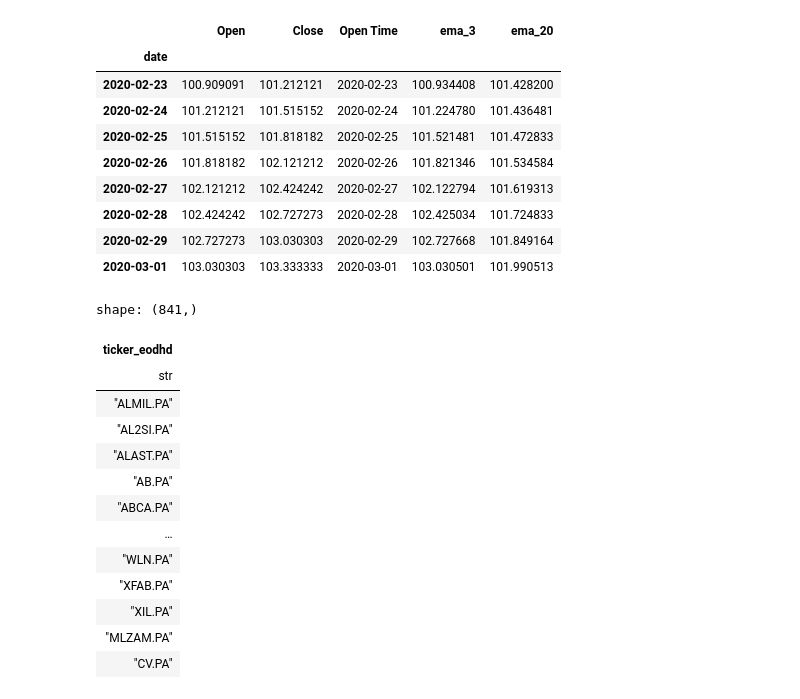
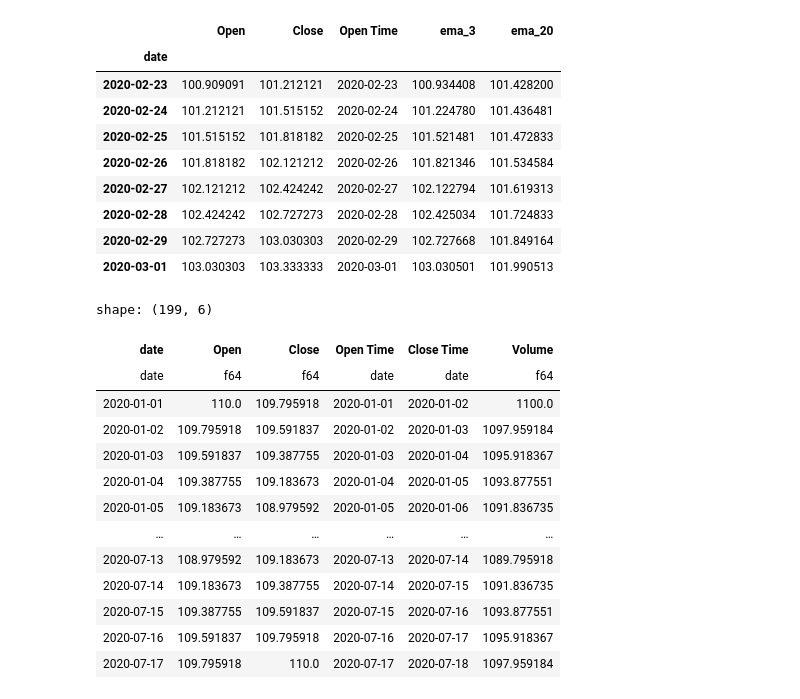
Before and after one commit to Romathonat/MTAL, a Jupyter notebook: notebooks/tests.ipynb, the cells around one changed output. Saved outputs shown, nothing was run; the diff lists cells and outputs as text; code cells hidden in the pictures.

```diff
--- a/notebooks/tests.ipynb
+++ b/notebooks/tests.ipynb
@@ -68,23 +80,48 @@ display(df_plot)
 | 2020-02-28 | 102.424242 | 102.727273 | 2020-02-28 | 102.425034 | 101.724833 |
 | 2020-02-29 | 102.727273 | 103.030303 | 2020-02-29 | 102.727668 | 101.849164 |
 | 2020-03-01 | 103.030303 | 103.333333 | 2020-03-01 | 103.030501 | 101.990513 |
-# %%
-from src.mtal.data_collect import get_stock_data, get_ticker_names
-
-tickers = get_ticker_names()
-get_stock_data(tickers[0])
-# %% [output]
-shape: (841,)
-| ticker_eodhd |
-| str |
-| "ALMIL.PA" |
-| "AL2SI.PA" |
-| "ALAST.PA" |
-| "AB.PA" |
-| "ABCA.PA" |
-| … |
-| "WLN.PA" |
-| "XFAB.PA" |
-| "XIL.PA" |
-| "MLZAM.PA" |
-| "CV.PA" |
+# %%
+from datetime import date
+import polars as pl
+import numpy as np
+
+dates = pl.date_range(
+    start=date(2020, 1, 1), end=date(2020, 7, 18), interval="1d", eager=True
+)
+prices = np.concatenate(
+    [
+        np.linspace(start=110, stop=100, num=50),  # Descend
+        np.linspace(start=100, stop=110, num=50),  # Remonte
+        np.linspace(start=110, stop=100, num=50),  # Descend
+        np.linspace(start=100, stop=110, num=50),  # Remonte
+    ]
+)
+
+# Create a Polars DataFrame
+df = pl.DataFrame({"date": dates, "Open": prices})
+
+df = df.with_columns(
+    pl.col("Open").shift(-1).alias("Close"),
+    pl.col("date").alias("Open Time"),
+    pl.col("date").shift(-1).alias("Close Time"),
+    (pl.col("Open") * 10).alias("Volume"),
+)
+
+# Drop the last row to match pandas behavior as the shifted 'Close' creates a None at the last position
+df = df.filter(pl.col("date") != df.select(pl.max("date")).to_series()[0])
+df
+# %% [output]
+shape: (199, 6)
+| date | Open | Close | Open Time | Close Time | Volume |
+| date | f64 | f64 | date | date | f64 |
+| 2020-01-01 | 110.0 | 109.795918 | 2020-01-01 | 2020-01-02 | 1100.0 |
+| 2020-01-02 | 109.795918 | 109.591837 | 2020-01-02 | 2020-01-03 | 1097.959184 |
+| 2020-01-03 | 109.591837 | 109.387755 | 2020-01-03 | 2020-01-04 | 1095.918367 |
+| 2020-01-04 | 109.387755 | 109.183673 | 2020-01-04 | 2020-01-05 | 1093.877551 |
+| 2020-01-05 | 109.183673 | 108.979592 | 2020-01-05 | 2020-01-06 | 1091.836735 |
+| … | … | … | … | … | … |
+| 2020-07-13 | 108.979592 | 109.183673 | 2020-07-13 | 2020-07-14 | 1089.795918 |
+| 2020-07-14 | 109.183673 | 109.387755 | 2020-07-14 | 2020-07-15 | 1091.836735 |
+| 2020-07-15 | 109.387755 | 109.591837 | 2020-07-15 | 2020-07-16 | 1093.877551 |
+| 2020-07-16 | 109.591837 | 109.795918 | 2020-07-16 | 2020-07-17 | 1095.918367 |
+| 2020-07-17 | 109.795918 | 110.0 | 2020-07-17 | 2020-07-18 | 1097.959184 |
```
Also changed, not shown: parts of 2 cells of this notebook, 10 other files.
